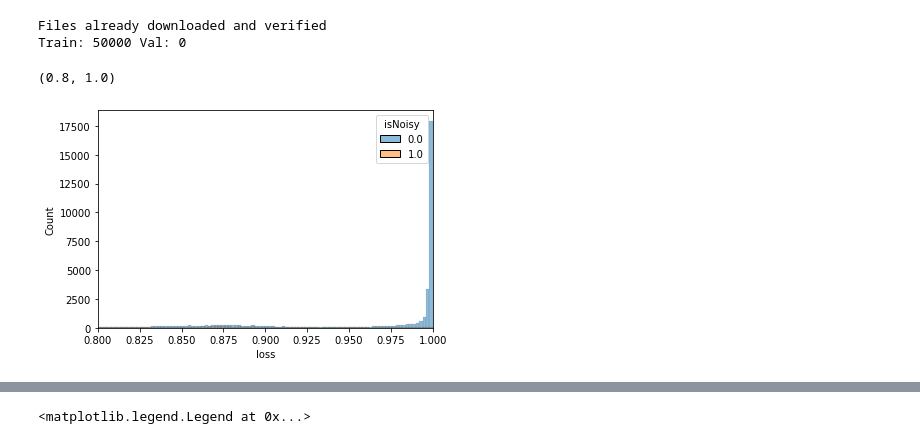
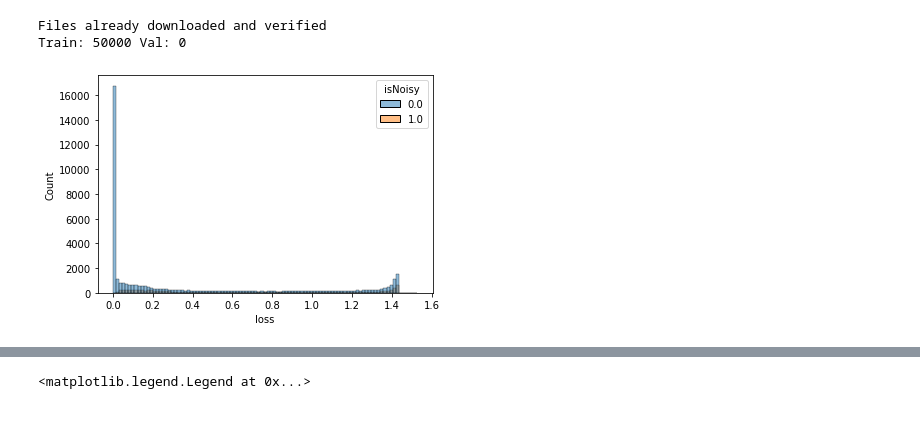
Before and after one commit to Kthyeon/FINE_official, a Jupyter notebook: ELR/plot_loss.ipynb, the cells around one changed output, grey strips where cells are left out. Cells and saved outputs as stored; diff of their text form; code cells hidden in the pictures.

Commit message:
add plot_loss exp

```diff
--- a/ELR/plot_loss.ipynb
+++ b/ELR/plot_loss.ipynb
@@ -27,7 +27,7 @@ config_file = './hyperparams/multistep/config_cifar10_gce.json'
 with open(config_file, 'r') as f:
     config = json.load(f)
 
-resume_path = './saved/models/asym_40_gce.pth'
+resume_path = './saved/models/cifar10_resnet34_multistep_asym_40/1112_111900/model_best.pth'
 base_model = getattr(module_arch, config["arch"]['type'])()
 checkpoint = torch.load(resume_path)
 state_dict = checkpoint['state_dict']
@@ -45,7 +45,7 @@ np.random.seed(config['seed'])
 
 data_loader = getattr(module_data, config['data_loader']['type'])(
     config['data_loader']['args']['data_dir'],
-    batch_size= 100,
+    batch_size= 1,
     shuffle=config['data_loader']['args']['shuffle'],
     validation_split=0.0,
     num_batches=config['data_loader']['args']['num_batches'],
@@ -73,23 +73,23 @@ with tqdm(data_loader) as progress:
         data = data.to(device)
         label, label_gt = label.long().to(device), label_gt.long().to(device)
         output = base_model(data)
-#         loss = criterion(output, label, None) # set index as None: not truncated
-        loss, pred = torch.max(F.softmax(output, dim=1), dim=1)
+        loss = criterion(output, label_gt, None) # set index as None: not truncated
+#         loss, pred = torch.max(F.softmax(output, dim=1), dim=1)
         isNoisy = label != label_gt
-        isFalse = pred != label_gt
+#         isFalse = pred != label_gt
         label_list = np.concatenate((label_list, label.cpu()))
         isNoisy_list = np.concatenate((isNoisy_list, isNoisy.cpu()))
-        isFalse_list = np.concatenate((isFalse_list, isFalse.cpu()))
-#         loss = np.expand_dims(loss.detach().cpu().numpy(), axis=0)
-        loss = loss.detach().cpu().numpy()
+#         isFalse_list = np.concatenate((isFalse_list, isFalse.cpu()))
+        loss = np.expand_dims(loss.detach().cpu().numpy(), axis=0)
+#         loss = loss.detach().cpu().numpy()
         loss_list = np.concatenate((loss_list, loss), axis=0)
 # %%
-df = pd.DataFrame({"isNoisy": isNoisy_list, "loss" : loss_list, "isFalse": isFalse_list, "label": label_list})
+# df = pd.DataFrame({"isNoisy": isNoisy_list, "loss" : loss_list, "isFalse": isFalse_list, "label": label_list})
+df = pd.DataFrame({"isNoisy": isNoisy_list, "loss" : loss_list,"label": label_list})
 max_loss_row = df['loss'].argmax()
 max_loss = df.iloc[max_loss_row]['loss']
-ax = sns.histplot(data=df, x="loss", bins=np.linspace(0,1.0,500), hue='isNoisy')
+ax = sns.histplot(data=df, x="loss", bins=np.linspace(0,max_loss + 0.1,100), hue='isNoisy')
 # ax.set_ylim([0, 1000])
-ax.set_xlim([0.8, 1.0])
+# ax.set_xlim([0, 0.1])
 # %% [output]
-(0.8, 1.0)
-[figure, old version]
+[figure, new version]
```
Also changed, not shown: parts of 4 cells of this notebook, 1 other file.
